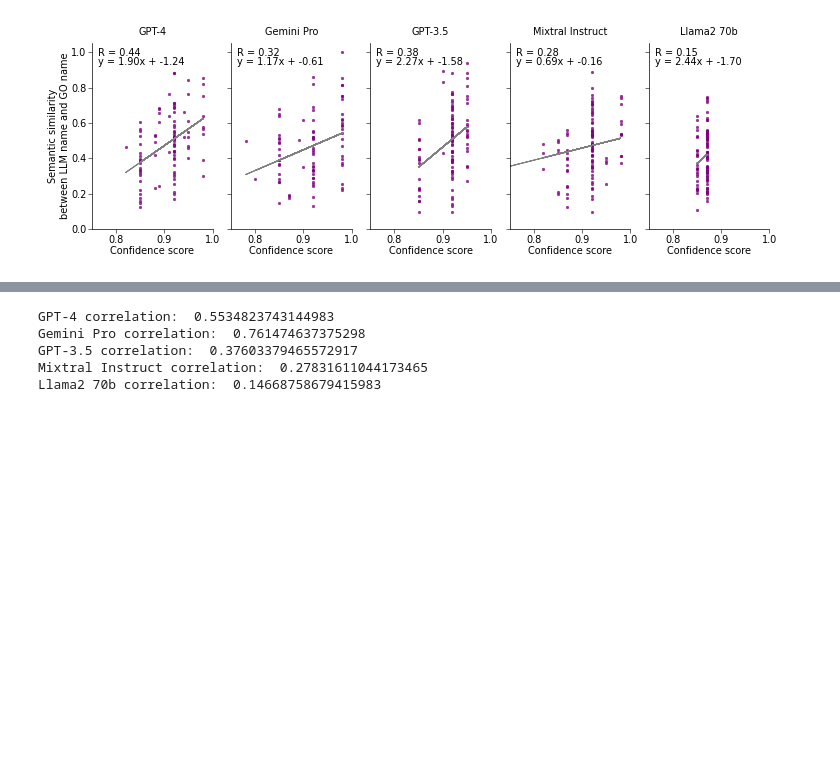
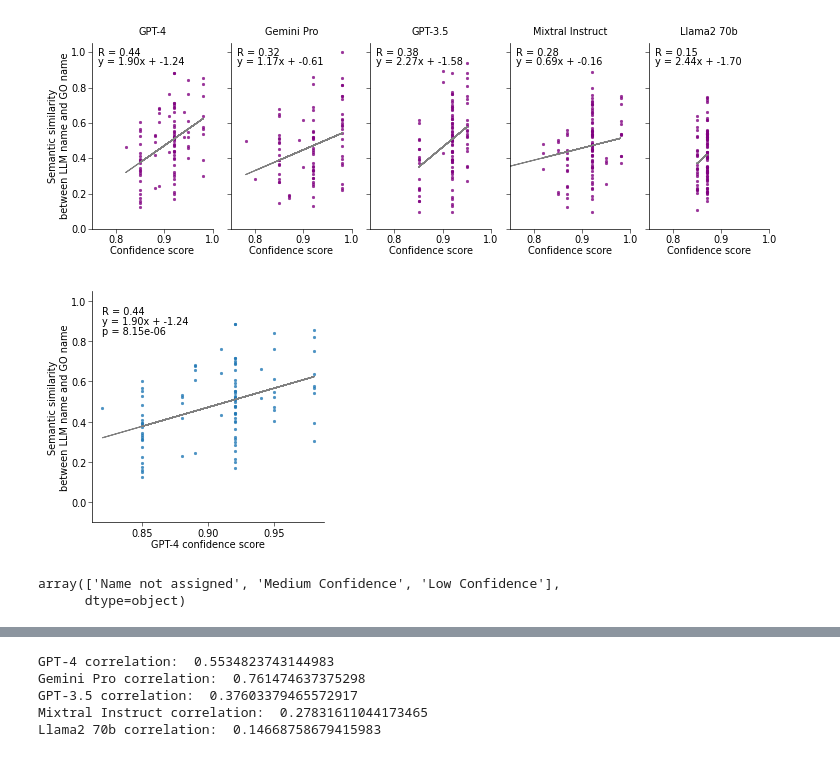
Before and after one commit to idekerlab/llm_evaluation_for_gene_set_interpretation, a Jupyter notebook: 3A.[model compare]compare_semantic_similarity.ipynb, the cells around one changed output, grey strips where cells are left out. Cells and saved outputs as stored; diff of their text form; code cells hidden in the pictures; blank space fills up the shorter version.

```diff
--- a/3A.[model compare]compare_semantic_similarity.ipynb
+++ b/3A.[model compare]compare_semantic_similarity.ipynb
@@ -234,3 +234,65 @@ for i, file in enumerate(files):
 plt.savefig('figures/model_compare/compare_semantic_similarity_vs_raw_confidence_score_scatter.svg', bbox_inches='tight')
 # %% [output]
 [figure]
+# %%
+# scatter plot of semantic similarity vs raw confidence score (without zero scores)
+import pandas as pd
+import numpy as np
+import matplotlib.pyplot as plt
+import seaborn as sns
+from scipy.stats import pearsonr
+from glob import glob
+
+
+input_file = 'data/GO_term_analysis/model_compare/sim_rank_LLM_processed_model_compare_100set_gpt_4.tsv'
+
+df = pd.read_csv(input_file, sep='\t')
+
+plt.figure(figsize=(3,3))
+
+# # split the data into two groups based on the confidence score
+# high_confidence = df[df['gpt_4_default Score'] >= 0.87]
+# med_confidence = df[(df['gpt_4_default Score'] < 0.87) & (df['gpt_4_default Score'] >= 0.82)]
+# low_confidence = df[(df['gpt_4_default Score'] < 0.82) & (df['gpt_4_default Score'] > 0)]
+# zeros = df[df['gpt_4_default Score'] == 0]
+
+#if the default Name is 'system of unrelated proteins' remove it from the dataframe
+df = df[df['gpt_4_default Name'] != 'System of unrelated proteins']
+
+plt.scatter(df['gpt_4_default Score'], df['LLM_name_GO_term_sim'], alpha=0.8, s=4)
+
+# plt.scatter(high_confidence['gpt_4_default Score'], high_confidence['LLM_name_GO_term_sim'], alpha=0.8, s=4, color='red', label='High confidence')
+# plt.scatter(med_confidence['gpt_4_default Score'], med_confidence['LLM_name_GO_term_sim'], alpha=0.8, s=4, color='blue', label='Medium confidence')
+# plt.scatter(low_confidence['gpt_4_default Score'], low_confidence['LLM_name_GO_term_sim'], alpha=0.8, s=4, color='green', label='Low confidence')
+# plt.scatter(zeros['gpt_4_default Score'], zeros['LLM_name_GO_term_sim'], alpha=0.8, s=4, color='grey', label='Zero confidence')
+
+# plt.scatter(df['gpt_4_default Score'], df['LLM_name_GO_term_sim'], alpha=0.8, s=4, color='purple')
+
+# plot best fit line
+m, b = np.polyfit(df['gpt_4_default Score'], df['LLM_name_GO_term_sim'], 1)
+plt.plot(df[f'gpt_4_default Score'], m*df[f'gpt_4_default Score'] + b, color='grey', lw=0.75)
+# show the best fit line equation
+plt.text(0.82, 0.9, f'y = {m:.2f}x + {b:.2f}', ha='left', va='center',  fontsize=7)
+
+# Add correlation coefficient
+r, p = pearsonr(df['gpt_4_default Score'], df['LLM_name_GO_term_sim'])
+plt.text(0.82, 0.95, f'R = {r:.2f}', ha='left', va='center', fontsize=7)
+plt.text(0.82, 0.85, f'p = {p:.2e}', ha='left', va='center', fontsize=7)
+
+
+
+plt.xlabel('GPT-4 confidence score')
+
+plt.ylabel('Semantic similarity\nbetween LLM name and GO name')  # Only label y-axis for the first subplot
+# plt.xlim(-0.1, 1)
+plt.ylim(-0.1, 1.05)
+sns.despine()
+# plt.savefig('figures/model_compare/compare_semantic_similarity_vs_raw_confidence_score_scatter.svg', bbox_inches='tight')
+plt.show()
+# %% [output]
+[figure, added]
+# %%
+df['gpt_4_100perc_contaminated Score Bin'].unique()
+# %% [output]
+array(['Name not assigned', 'Medium Confidence', 'Low Confidence'],
+      dtype=object)
```
Also changed, not shown: parts of 1 cell of this notebook, 15 other files.
